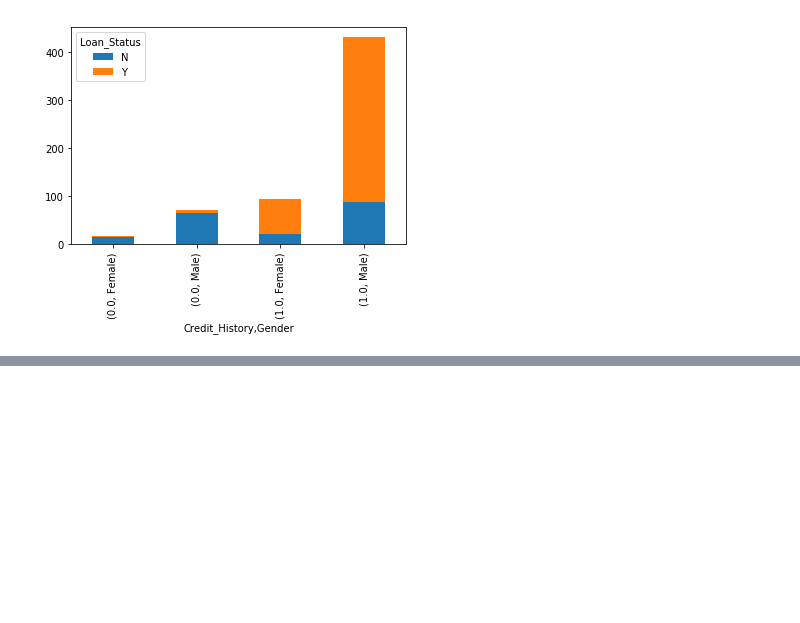
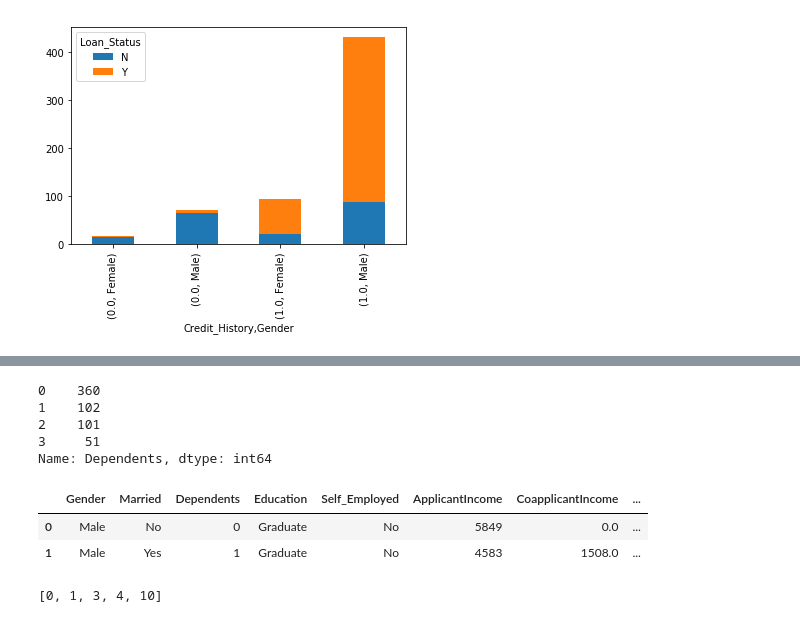
Before and after one commit to shreyabhandarii/Loan-Approval-Prediction, a Jupyter notebook: Loan_Approval_Prediction.ipynb, the cells around one changed output, grey strips where cells are left out. Saved outputs shown, nothing was run; the diff lists cells and outputs as text; code cells hidden in the pictures; blank space fills up the shorter version.

```diff
--- a/Loan_Approval_Prediction.ipynb
+++ b/Loan_Approval_Prediction.ipynb
@@ -363,0 +407,13 @@ temp5.plot(kind='bar', stacked=True);
+# %%
+# Converting the Dependents data into numerical data
+df['Dependents'] = df.Dependents.map(lambda p: 3 if p=='3+' else p)
+# %%
+# Conerting the data into their correct datatypees
+df['Dependents'] = df['Dependents'].astype('int')
+df['Married'] = df['Married'].astype('category')
+df['Education'] = df['Education'].astype('category')
+df['Self_Employed'] = df['Self_Employed'].astype('category')
+df['Gender'] = df['Gender'].astype('category')
+df['Property_Area'] = df['Property_Area'].astype('category')
+
+df.dtypes
@@ -363,0 +438,15 @@ temp5.plot(kind='bar', stacked=True);
+# %%
+df.Dependents.value_counts()
+# data is now numerical
+# %% [output]
+0    360
+1    102
+2    101
+3     51
+Name: Dependents, dtype: int64
+# %%
+df.head(2)
+# %% [output]
+|  | Gender | Married | Dependents | Education | Self_Employed | ApplicantIncome | CoapplicantIncome | ... |
+| 0 | Male | No | 0 | Graduate | No | 5849 | 0.0 | ... |
+| 1 | Male | Yes | 1 | Graduate | No | 4583 | 1508.0 | ... |
@@ -363,0 +463,4 @@ temp5.plot(kind='bar', stacked=True);
+# %%
+idx
+# %% [output]
+[0, 1, 3, 4, 10]
```
Also changed, not shown: parts of 32 cells of this notebook.
